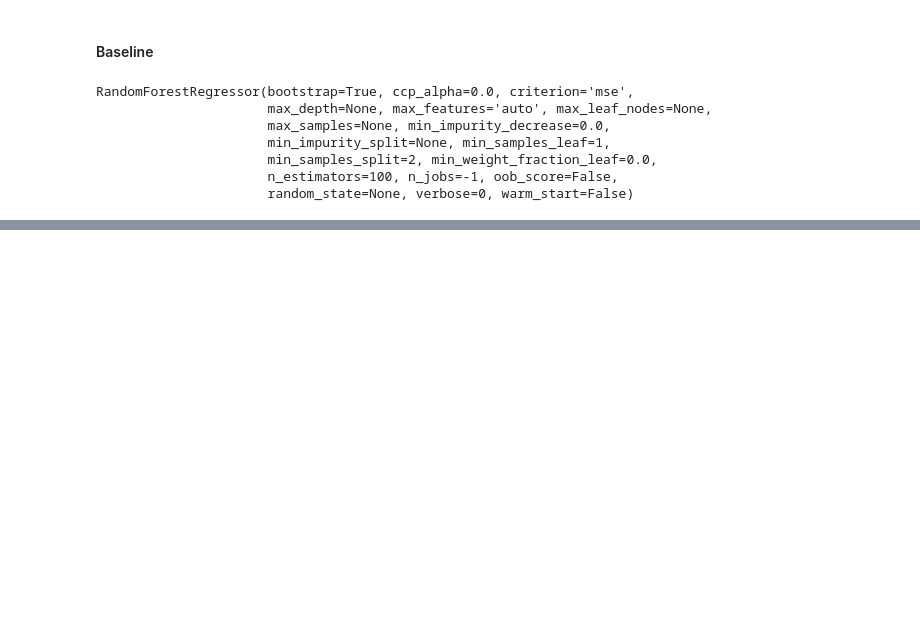
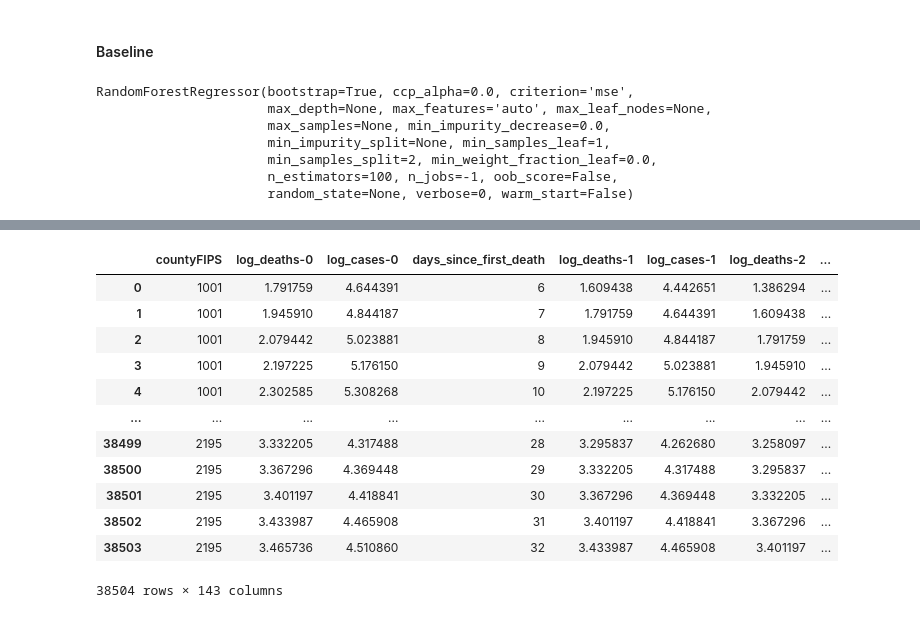
Before and after one commit to dewaranch/Covid, a Jupyter notebook: notebooks/3. Model Building.ipynb, the cells around one changed output, grey strips where cells are left out. Saved outputs shown, nothing was run; the diff lists cells and outputs as text; code cells hidden in the pictures; blank space fills up the shorter version.

```diff
--- a/notebooks/3. Model Building.ipynb
+++ b/notebooks/3. Model Building.ipynb
@@ -98,0 +154,16 @@ Text(0, 0.5, 'predicted')
+# %%
+all_features
+# %% [output]
+|  | countyFIPS | log_deaths-0 | log_cases-0 | days_since_first_death | log_deaths-1 | log_cases-1 | log_deaths-2 | ... |
+| 0 | 1001 | 1.791759 | 4.644391 | 6 | 1.609438 | 4.442651 | 1.386294 | ... |
+| 1 | 1001 | 1.945910 | 4.844187 | 7 | 1.791759 | 4.644391 | 1.609438 | ... |
+| 2 | 1001 | 2.079442 | 5.023881 | 8 | 1.945910 | 4.844187 | 1.791759 | ... |
+| 3 | 1001 | 2.197225 | 5.176150 | 9 | 2.079442 | 5.023881 | 1.945910 | ... |
+| 4 | 1001 | 2.302585 | 5.308268 | 10 | 2.197225 | 5.176150 | 2.079442 | ... |
+| ... | ... | ... | ... | ... | ... | ... | ... | ... |
+| 38499 | 2195 | 3.332205 | 4.317488 | 28 | 3.295837 | 4.262680 | 3.258097 | ... |
+| 38500 | 2195 | 3.367296 | 4.369448 | 29 | 3.332205 | 4.317488 | 3.295837 | ... |
+| 38501 | 2195 | 3.401197 | 4.418841 | 30 | 3.367296 | 4.369448 | 3.332205 | ... |
+| 38502 | 2195 | 3.433987 | 4.465908 | 31 | 3.401197 | 4.418841 | 3.367296 | ... |
+| 38503 | 2195 | 3.465736 | 4.510860 | 32 | 3.433987 | 4.465908 | 3.401197 | ... |
+38504 rows × 143 columns
```
Also changed, not shown: parts of 20 cells of this notebook, 14 other files.
